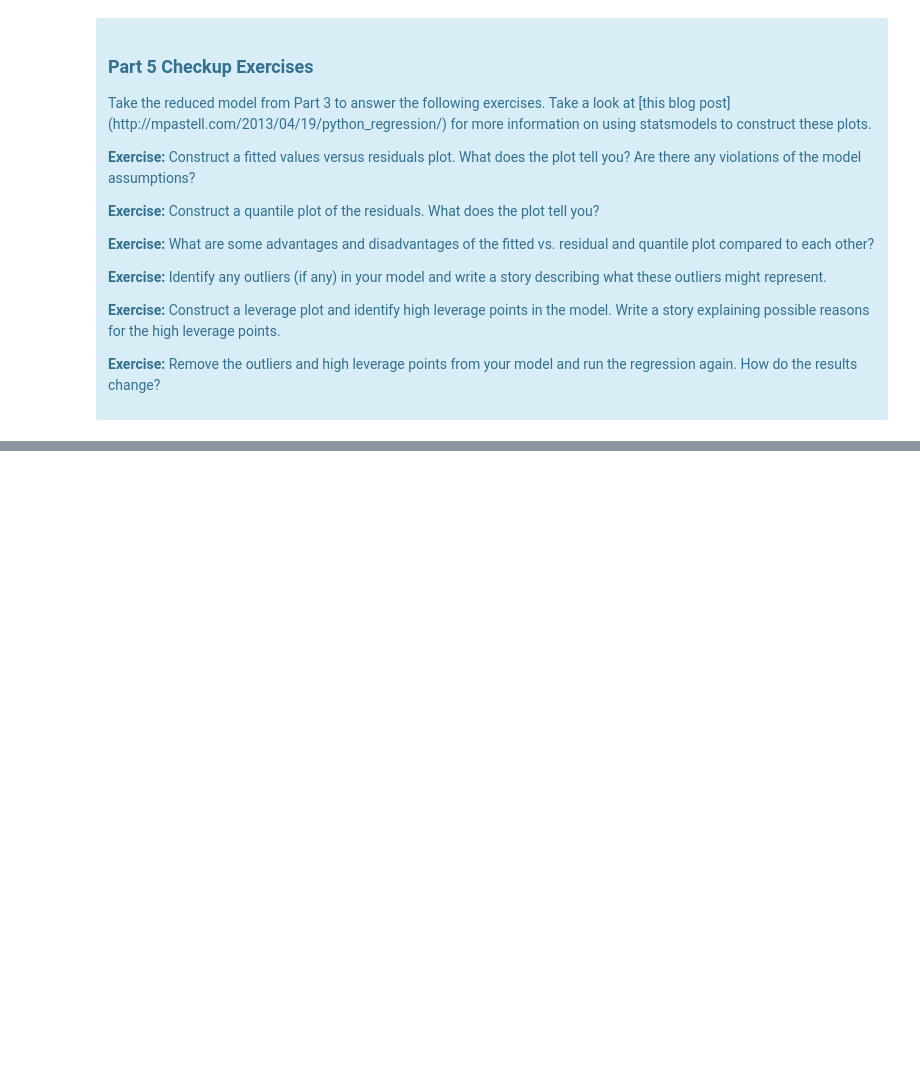
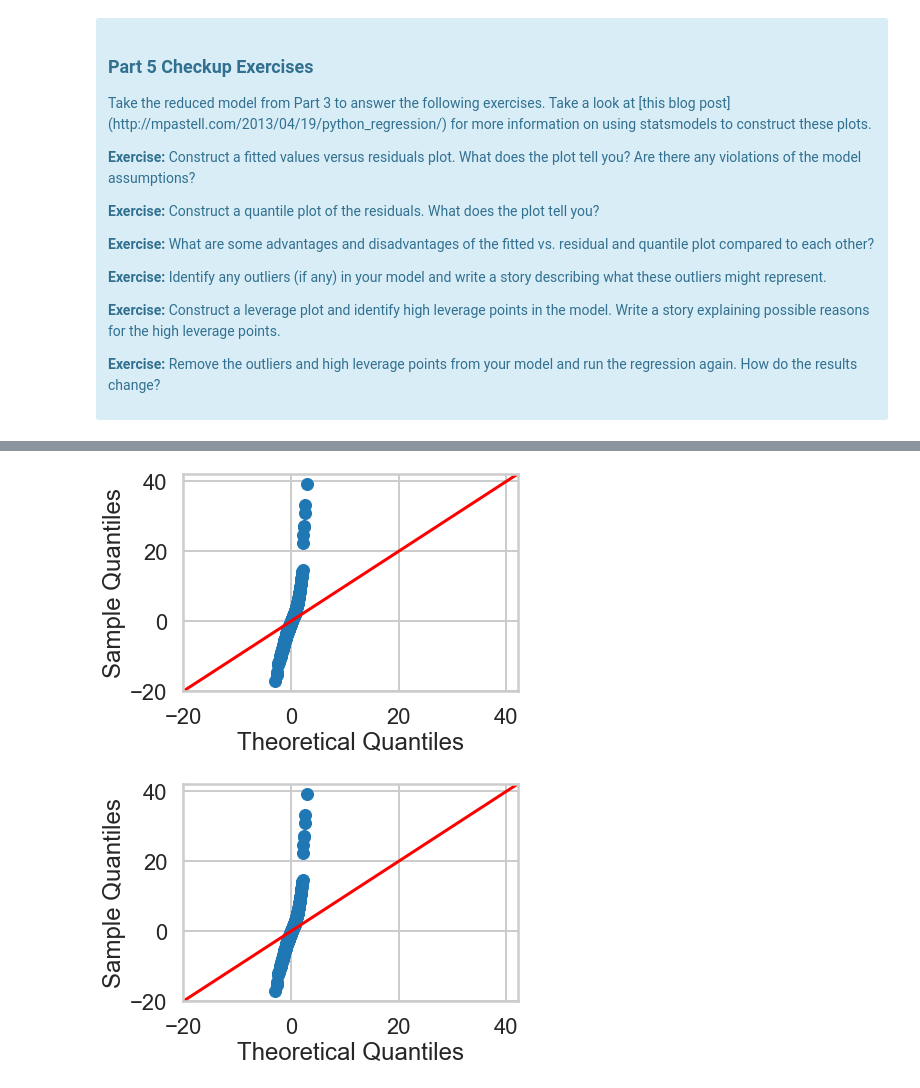
Before and after one commit to DawdlingDaedalus/mec-mini-projects, a Jupyter notebook: mec-11.4.1-linear-regression-mini-project/Mini_Project_Linear_Regression.ipynb, the cells around one changed output, grey strips where cells are left out. Cells and saved outputs as stored; diff of their text form; code cells hidden in the pictures; blank space fills up the shorter version.

```diff
--- a/mec-11.4.1-linear-regression-mini-project/Mini_Project_Linear_Regression.ipynb
+++ b/mec-11.4.1-linear-regression-mini-project/Mini_Project_Linear_Regression.ipynb
@@ -1201,0 +1220,7 @@ There are some other issues that are important investigate with linear regressio
+# %%
+# Quantile plot of the residuals
+from statsmodels.graphics.gofplots import *
+qqplot(lr3.resid, line='45')
+# %% [output]
+[figure, added]
+[figure, added]
```
Also changed, not shown: parts of 21 cells of this notebook.
